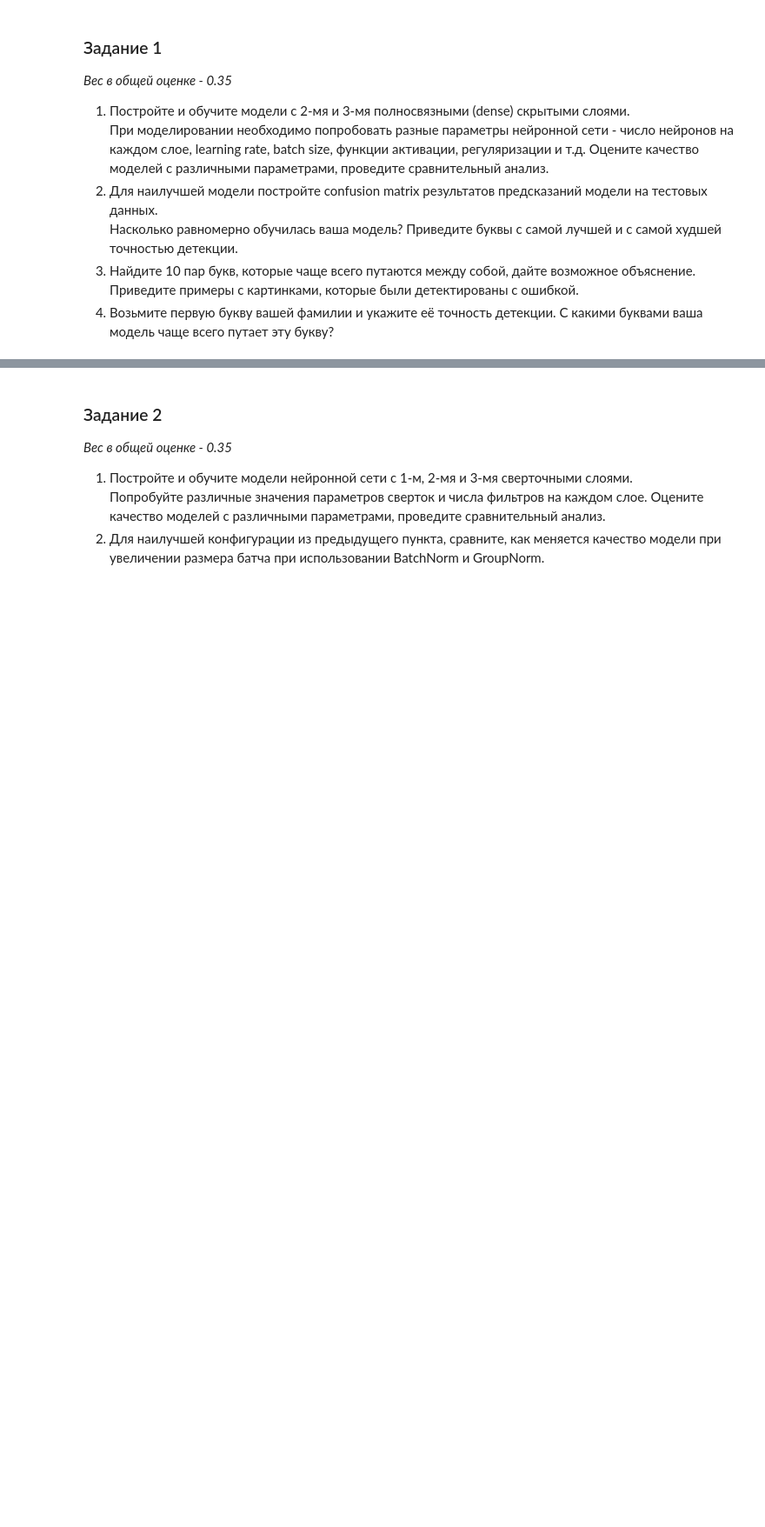
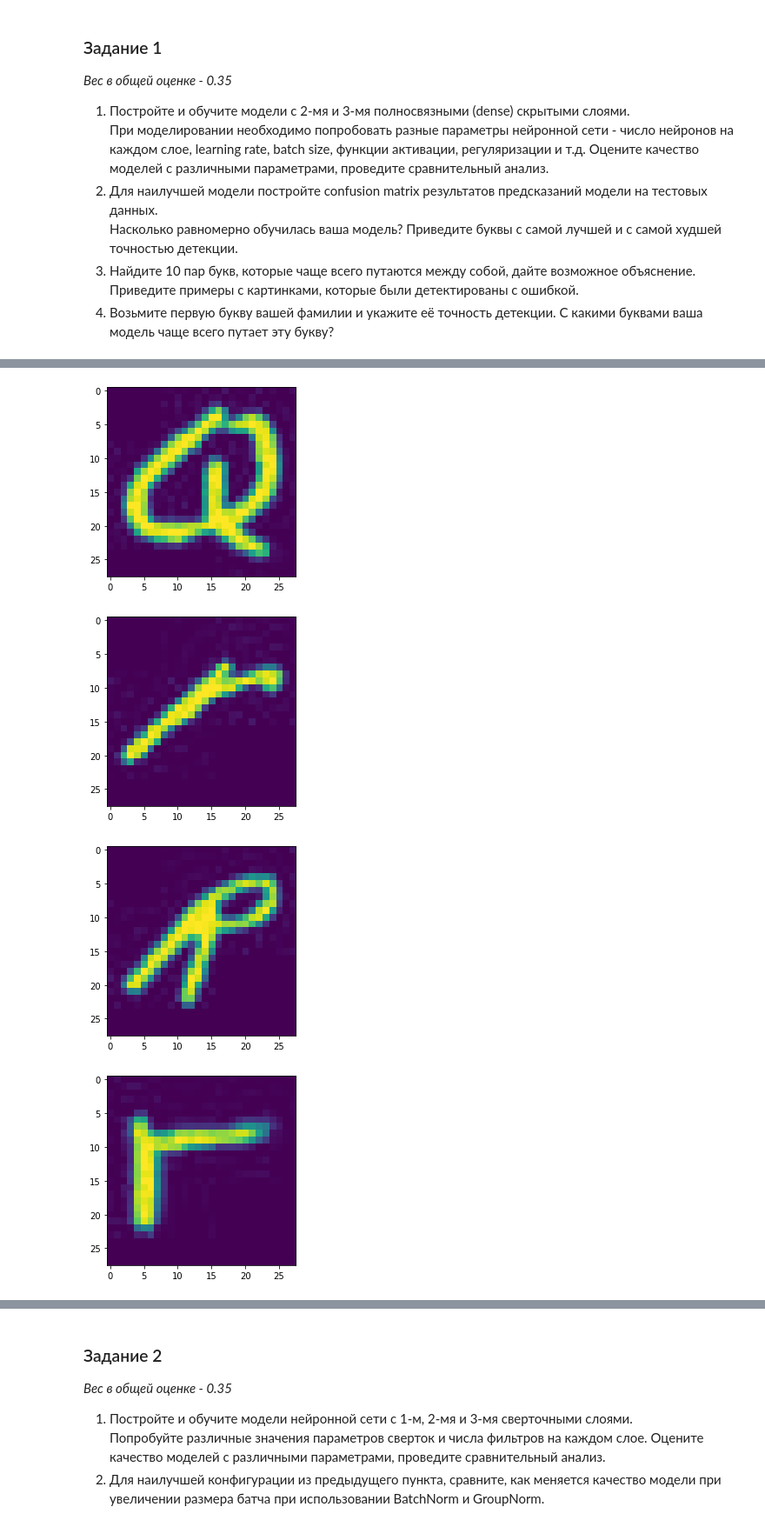
Before and after one commit to ImOsMa/IAD, a Jupyter notebook: ML_Lab1/Modern_ML.Lab_1.Image_Classification.ipynb, the cells around one changed output, grey strips where cells are left out. Shown at 87% size. Cells and saved outputs as stored; diff of their text form; code cells hidden in the pictures; blank space fills up the shorter version.

```diff
--- a/ML_Lab1/Modern_ML.Lab_1.Image_Classification.ipynb
+++ b/ML_Lab1/Modern_ML.Lab_1.Image_Classification.ipynb
@@ -54,0 +380,18 @@ plt.show()
+# %%
+def ret_wrong_preds(y_pred, y_true):
+    wrong_preds = list()
+    for i in range(len(y_pred)):
+        if y_pred[i] != y_true[i]:
+            wrong_preds.append(i)
+    return wrong_preds
+
+# print(ret_wrong_preds(y_pred, y_true))
+wrong_preds = ret_wrong_preds(y_pred, y_true)
+for i in wrong_preds[110:115]:
+    plt.imshow(val.x[wrong_preds[i]])
+    plt.show()
+# %% [output]
+[figure, added]
+[figure, added]
+[figure, added]
+[figure, added]
```
Also changed, not shown: parts of 38 cells of this notebook, 1 other file.
